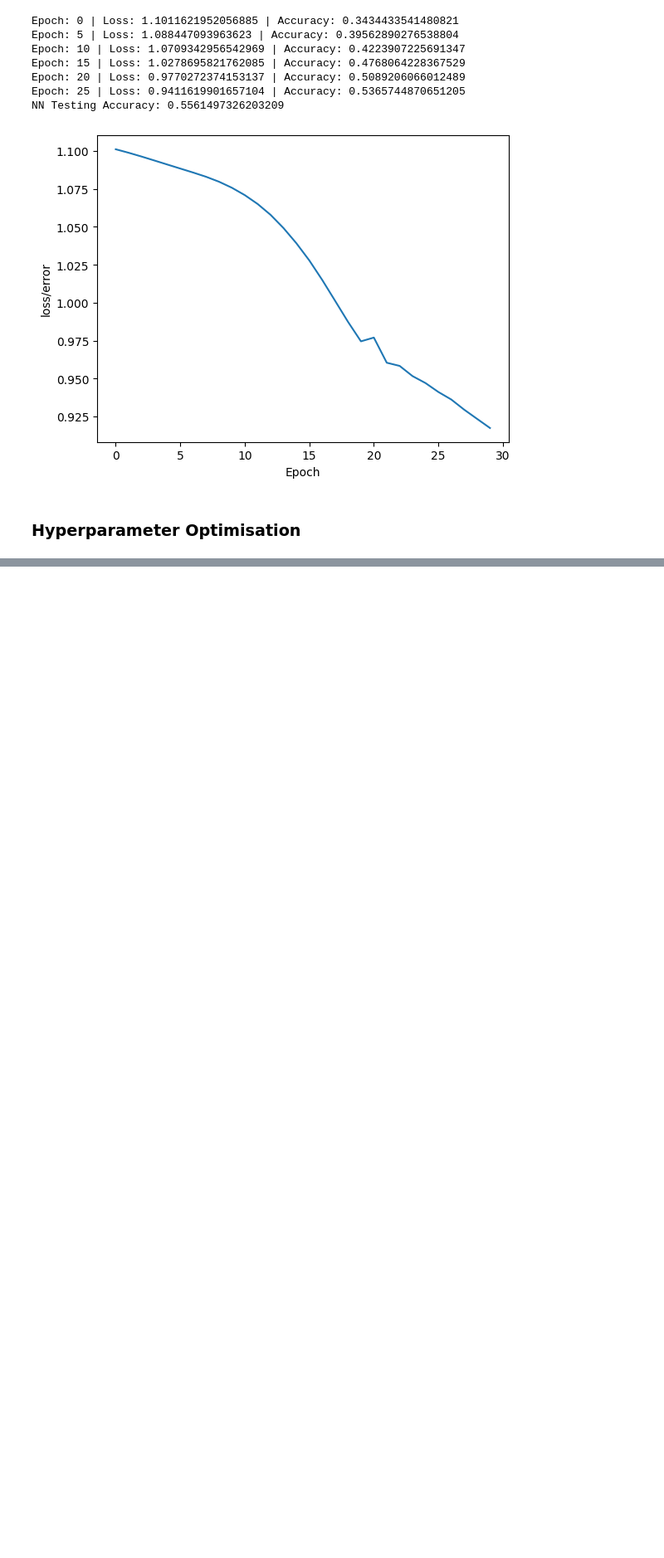
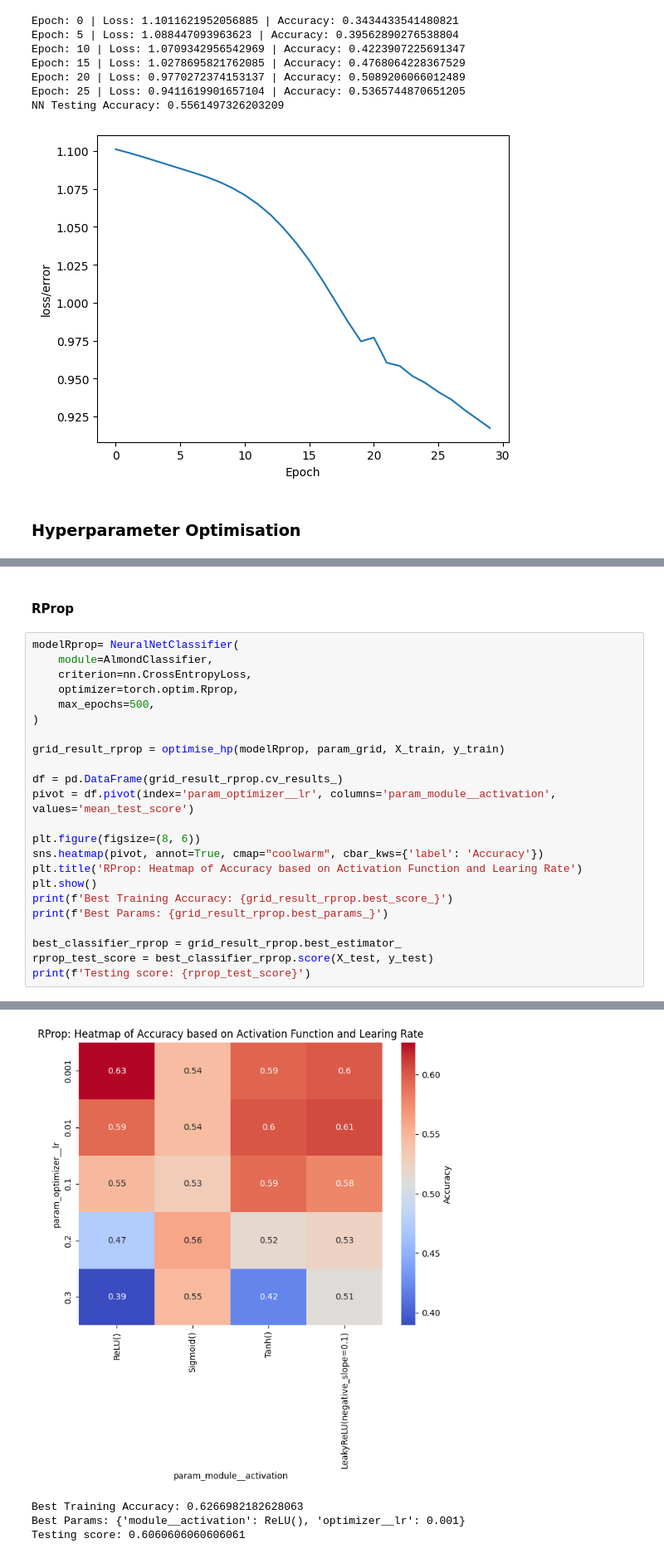
Before and after one commit to DvZ02/Almond_Classifier, a Jupyter notebook: almond_classifier.ipynb, the cells around one changed output, grey strips where cells are left out. Shown at 83% size. Cells and saved outputs as stored; diff of their text form; blank space fills up the shorter version.

```diff
--- a/almond_classifier.ipynb
+++ b/almond_classifier.ipynb
@@ -476,0 +485,26 @@ df[['param_module__hidden_neurons', 'param_module__num_hidden_layers', 'param_op
+# %% [markdown]
+#### RProp
+# %%
+modelRprop= NeuralNetClassifier(
+    module=AlmondClassifier,
+    criterion=nn.CrossEntropyLoss,
+    optimizer=torch.optim.Rprop,
+    max_epochs=500,
+)
+
+grid_result_rprop = optimise_hp(modelRprop, param_grid, X_train, y_train)
+
+df = pd.DataFrame(grid_result_rprop.cv_results_)
+pivot = df.pivot(index='param_optimizer__lr', columns='param_module__activation', values='mean_test_score')
+
+plt.figure(figsize=(8, 6))
+sns.heatmap(pivot, annot=True, cmap="coolwarm", cbar_kws={'label': 'Accuracy'})
+plt.title('RProp: Heatmap of Accuracy based on Activation Function and Learing Rate')
+plt.show()
+print(f'Best Training Accuracy: {grid_result_rprop.best_score_}')
+print(f'Best Params: {grid_result_rprop.best_params_}')
+
+best_classifier_rprop = grid_result_rprop.best_estimator_
+rprop_test_score = best_classifier_rprop.score(X_test, y_test)
+print(f'Testing score: {rprop_test_score}')
+# %% [output]
@@ -476,0 +528,4 @@ df[['param_module__hidden_neurons', 'param_module__num_hidden_layers', 'param_op
+[figure, added]
+Best Training Accuracy: 0.6266982182628063
+Best Params: {'module__activation': ReLU(), 'optimizer__lr': 0.001}
+Testing score: 0.6060606060606061
```
Also changed, not shown: parts of 8 cells of this notebook.
